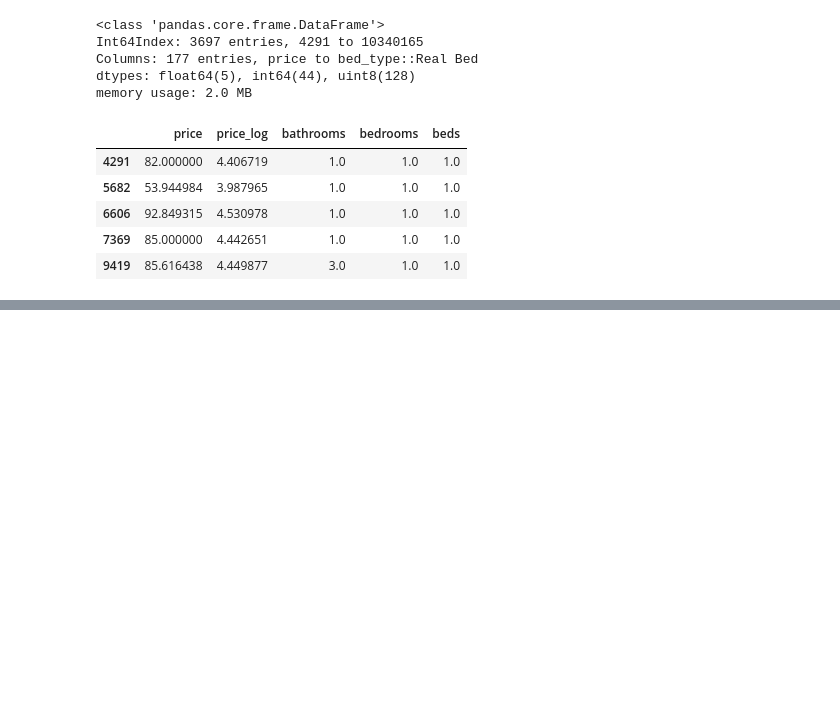
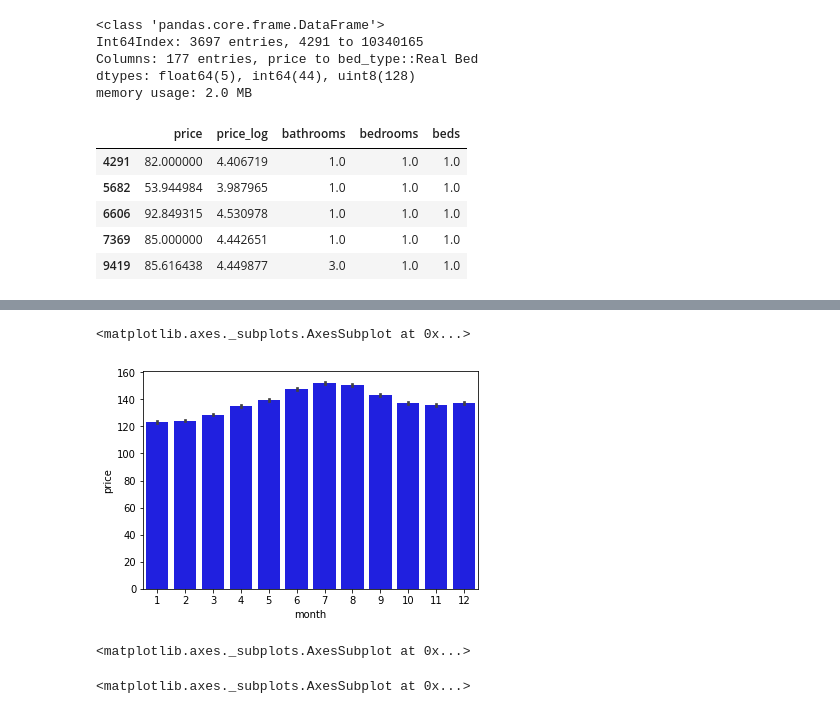
Before and after one commit to OceanSeventyTwo/DSND_Term2, a Jupyter notebook: project_files/AirBnB/Blog AirBnB.ipynb, the cells around one changed output, grey strips where cells are left out. Cells and saved outputs as stored; diff of their text form; code cells hidden in the pictures; blank space fills up the shorter version.

```diff
--- a/project_files/AirBnB/Blog AirBnB.ipynb
+++ b/project_files/AirBnB/Blog AirBnB.ipynb
@@ -568,0 +638,13 @@ ax5= sns.barplot(x=df_data_p['neighbourhood_group_cleansed'],y=df_data_p['price_
+# %%
+sns.barplot(x=df_neigh['month'],y=df_neigh['price'],color='blue')
+# %% [output]
+<matplotlib.axes._subplots.AxesSubplot at 0x...>
+[figure, added]
+# %%
+sns.boxplot(y=df_hot_neigh['price'],x=df_hot_neigh['month'],showfliers=False,ax=ax2)
+# %% [output]
+<matplotlib.axes._subplots.AxesSubplot at 0x...>
+# %%
+sns.boxplot(y=df_cal['price'],x=df_cal['month'],showfliers=False,ax=ax1)
+# %% [output]
+<matplotlib.axes._subplots.AxesSubplot at 0x...>
```
Also changed, not shown: parts of 45 cells of this notebook, 1 other file.
